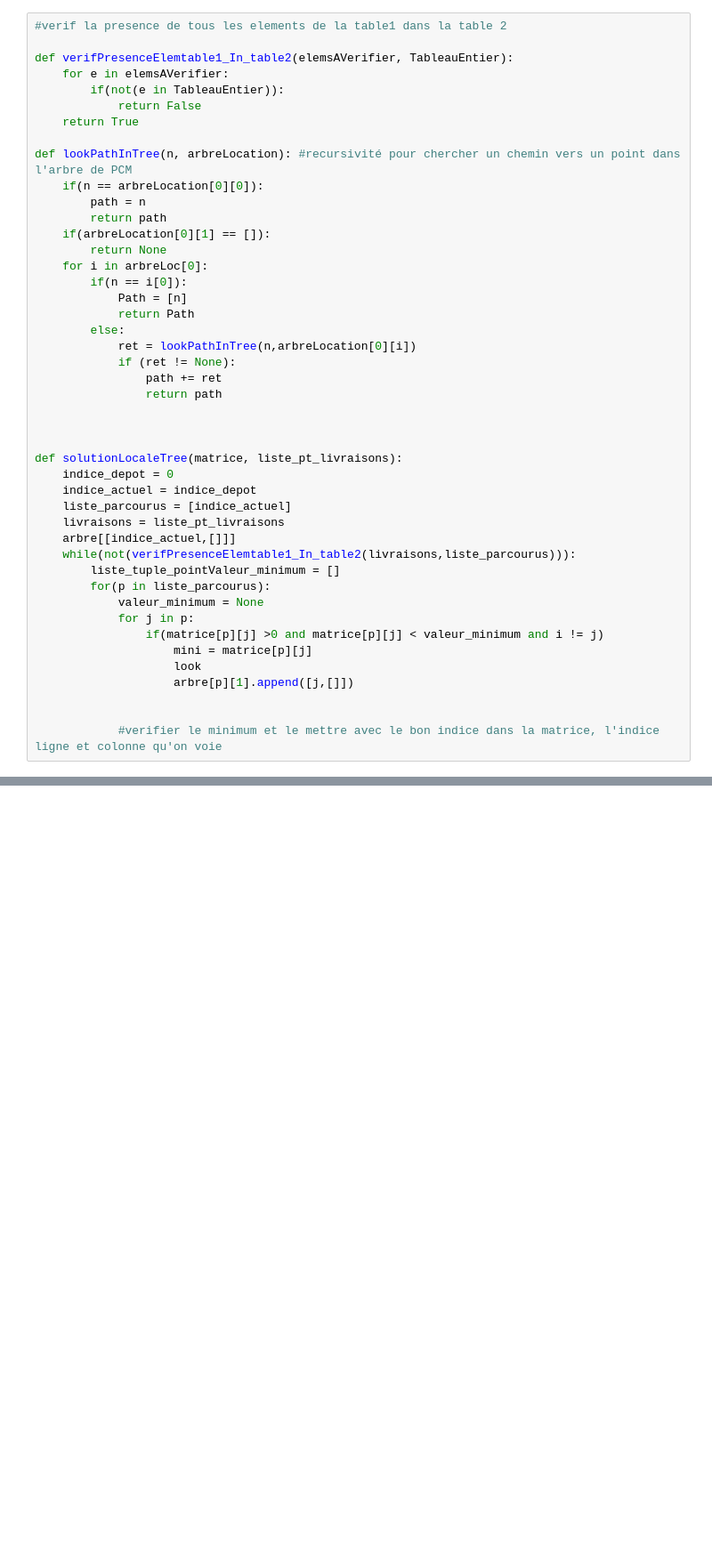
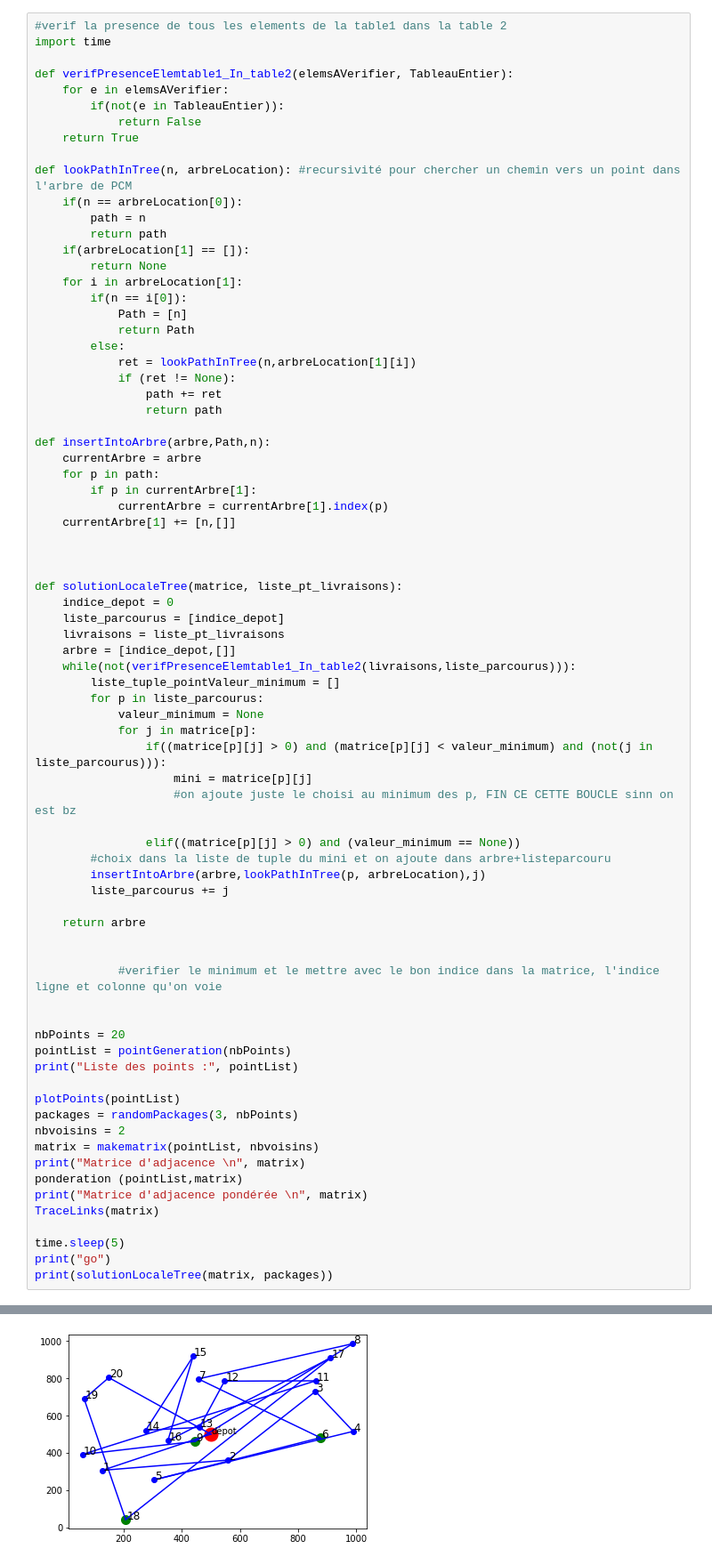
Before and after one commit to R1leMargoulin/projet_ADEME, a Jupyter notebook: Graph_and_algoSolLocal_Tree.ipynb, the cells around one changed output, grey strips where cells are left out. Shown at 89% size. Drawn from its saved outputs; the diff is of its cells as text; blank space fills up the shorter version.

Commit message:
update local bientot fini

```diff
--- a/Graph_and_algoSolLocal_Tree.ipynb
+++ b/Graph_and_algoSolLocal_Tree.ipynb
@@ -104,5 +116,6 @@ Matrice d'adjacence
 # %%
 #verif la presence de tous les elements de la table1 dans la table 2
+import time
 
 def verifPresenceElemtable1_In_table2(elemsAVerifier, TableauEntier):
     for e in elemsAVerifier:
@@ -111,38 +124,69 @@ def verifPresenceElemtable1_In_table2(elemsAVerifier, TableauEntier):
     return True
 
 def lookPathInTree(n, arbreLocation): #recursivité pour chercher un chemin vers un point dans l'arbre de PCM
-    if(n == arbreLocation[0][0]):
+    if(n == arbreLocation[0]):
         path = n
         return path
-    if(arbreLocation[0][1] == []):
+    if(arbreLocation[1] == []):
         return None
-    for i in arbreLoc[0]:
+    for i in arbreLocation[1]:
         if(n == i[0]):
             Path = [n]
             return Path
         else:
-            ret = lookPathInTree(n,arbreLocation[0][i])
+            ret = lookPathInTree(n,arbreLocation[1][i])
             if (ret != None):
                 path += ret
                 return path
+
+def insertIntoArbre(arbre,Path,n):
+    currentArbre = arbre
+    for p in path:
+        if p in currentArbre[1]:
+            currentArbre = currentArbre[1].index(p)
+    currentArbre[1] += [n,[]]
 
 
 
 def solutionLocaleTree(matrice, liste_pt_livraisons):
     indice_depot = 0
-    indice_actuel = indice_depot
-    liste_parcourus = [indice_actuel]
+    liste_parcourus = [indice_depot]
     livraisons = liste_pt_livraisons
-    arbre[[indice_actuel,[]]]
+    arbre = [indice_depot,[]]
     while(not(verifPresenceElemtable1_In_table2(livraisons,liste_parcourus))):
         liste_tuple_pointValeur_minimum = []
-        for(p in liste_parcourus):
+        for p in liste_parcourus:
             valeur_minimum = None
-            for j in p:
-                if(matrice[p][j] >0 and matrice[p][j] < valeur_minimum and i != j)
+            for j in matrice[p]:
+                if((matrice[p][j] > 0) and (matrice[p][j] < valeur_minimum) and (not(j in liste_parcourus))):
                     mini = matrice[p][j]
-                    look
-                    arbre[p][1].append([j,[]])
+                    #on ajoute juste le choisi au minimum des p, FIN CE CETTE BOUCLE sinn on est bz
+
+                elif((matrice[p][j] > 0) and (valeur_minimum == None))
+        #choix dans la liste de tuple du mini et on ajoute dans arbre+listeparcouru
+        insertIntoArbre(arbre,lookPathInTree(p, arbreLocation),j)
+        liste_parcourus += j
+
+    return arbre
 
 
             #verifier le minimum et le mettre avec le bon indice dans la matrice, l'indice ligne et colonne qu'on voie
+
+
+nbPoints = 20
+pointList = pointGeneration(nbPoints)
+print("Liste des points :", pointList)
+
+plotPoints(pointList)
+packages = randomPackages(3, nbPoints)
+nbvoisins = 2
+matrix = makematrix(pointList, nbvoisins)
+print("Matrice d'adjacence \n", matrix)
+ponderation (pointList,matrix)
+print("Matrice d'adjacence pondérée \n", matrix)
+TraceLinks(matrix)
+
+time.sleep(5)
+print("go")
+print(solutionLocaleTree(matrix, packages))
+# %% [output]
@@ -148,0 +211 @@ def solutionLocaleTree(matrice, liste_pt_livraisons):
+[figure, added]
```
Also changed, not shown: parts of 2 cells of this notebook.
